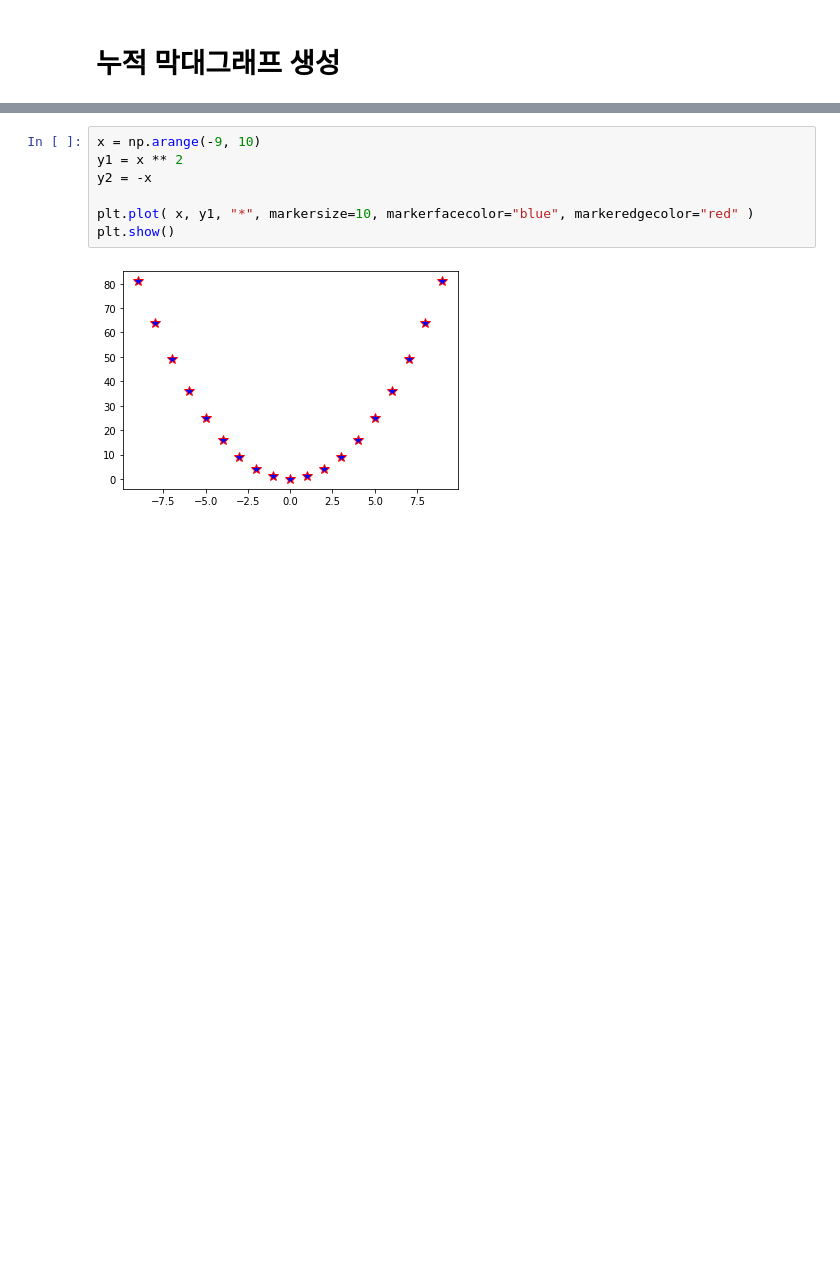
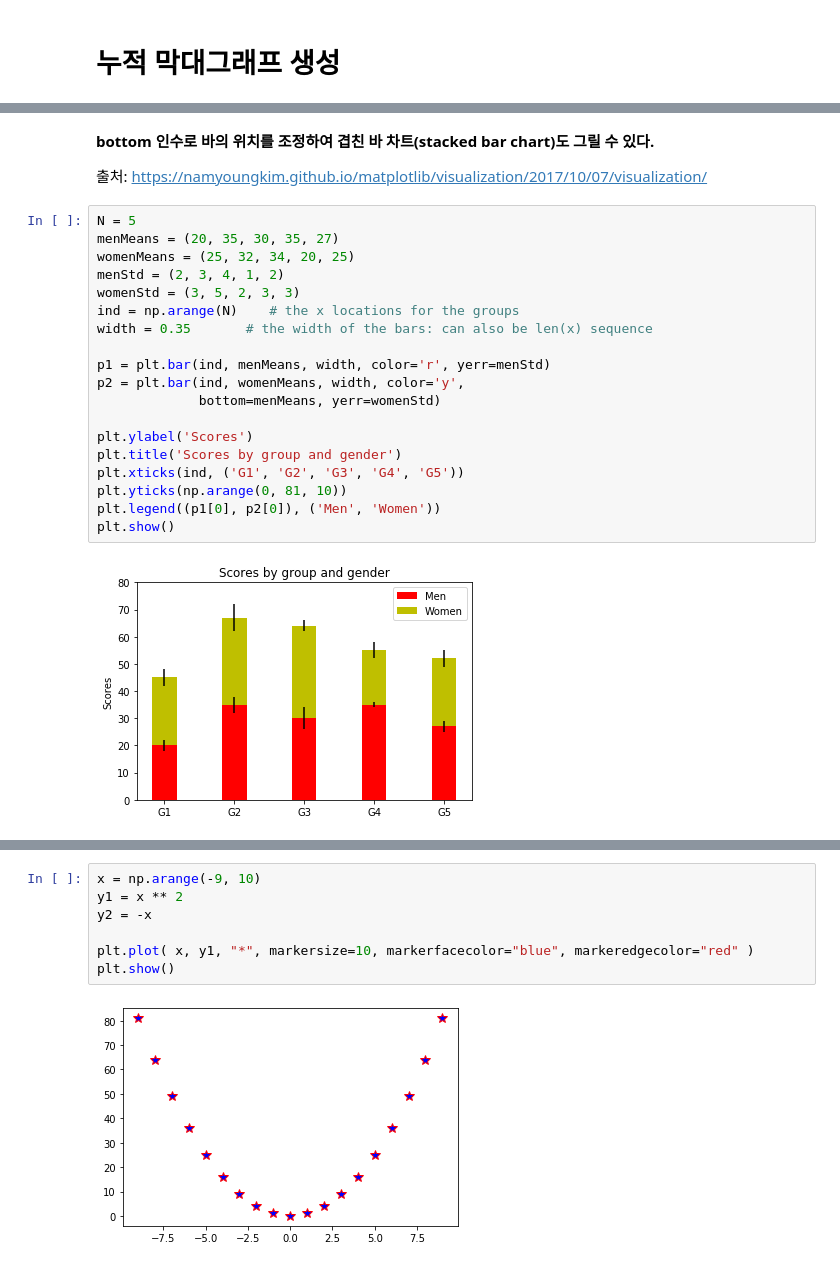
Before and after one commit to kyungminlee-12/dataScienceStudy, a Jupyter notebook: Matplotlib_GraphKind.ipynb, the cells around one changed output, grey strips where cells are left out. Saved outputs shown, nothing was run; the diff lists cells and outputs as text; blank space fills up the shorter version.

```diff
--- a/Matplotlib_GraphKind.ipynb
+++ b/Matplotlib_GraphKind.ipynb
@@ -136,3 +258,28 @@ for i in range(0, 3):   # 누적 막대의 종류가 3개
 plt.show()
 # %% [output]
 [figure]
+# %% [markdown]
+**bottom 인수로 바의 위치를 조정하여 겹친 바 차트(stacked bar chart)도 그릴 수 있다.**
+
+출처: https://namyoungkim.github.io/matplotlib/visualization/2017/10/07/visualization/
+# %%
+N = 5
+menMeans = (20, 35, 30, 35, 27)
+womenMeans = (25, 32, 34, 20, 25)
+menStd = (2, 3, 4, 1, 2)
+womenStd = (3, 5, 2, 3, 3)
+ind = np.arange(N)    # the x locations for the groups
+width = 0.35       # the width of the bars: can also be len(x) sequence
+
+p1 = plt.bar(ind, menMeans, width, color='r', yerr=menStd)
+p2 = plt.bar(ind, womenMeans, width, color='y',
+             bottom=menMeans, yerr=womenStd)
+
+plt.ylabel('Scores')
+plt.title('Scores by group and gender')
+plt.xticks(ind, ('G1', 'G2', 'G3', 'G4', 'G5'))
+plt.yticks(np.arange(0, 81, 10))
+plt.legend((p1[0], p2[0]), ('Men', 'Women'))
+plt.show()
+# %% [output]
+[figure, added]
```
Also changed, not shown: parts of 27 cells of this notebook, 1 other file.
